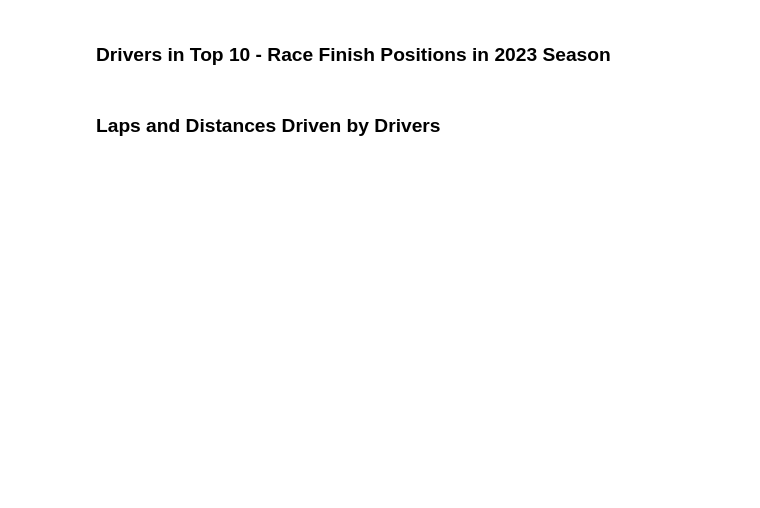
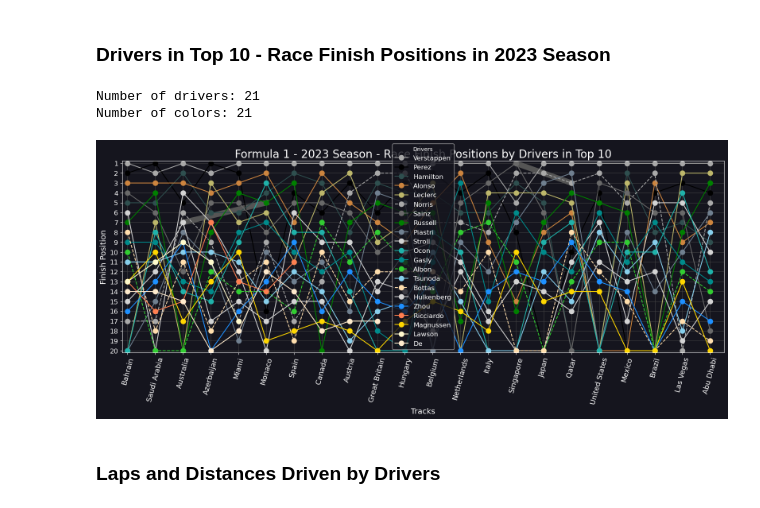
Before and after one commit to monusinghsheoran/F1-2023-Performance-Insights, a Jupyter notebook: 2023_F1_Season_Analysis.ipynb, the cells around one changed output. Cells and saved outputs as stored; diff of their text form; code cells hidden in the pictures; blank space fills up the shorter version.

```diff
--- a/2023_F1_Season_Analysis.ipynb
+++ b/2023_F1_Season_Analysis.ipynb
@@ -331,6 +592,7 @@ plt.show()
 # %% [markdown]
 ### Drivers in Top 10 - Race Finish Positions in 2023 Season
 # %%
+from matplotlib.colors import CSS4_COLORS
 def assign_color(category, items):
     color_list = list(CSS4_COLORS.values())
     np.random.seed(0)  # For reproducible results
@@ -340,34 +602,38 @@ finishPos = raceResults[['Track', 'Driver', 'Position']].copy()
 finishPos['Position'] = finishPos['Position'].replace({'NC': 20, 'DQ': 20}).astype(float)
 driverOrder = driversSt['Driver'].unique()
 color = assign_color('drivers', driverOrder)
 print(f"Number of drivers: {len(driverOrder)}")
 print(f"Number of colors: {len(color)}")
 plt.figure(figsize=(16, 7))
 plt.axis([-0.2, len(trackOrder) - 0.5, 20.2, 0.75])
 plt.plot([2, 5], [7, 5], color='#555555', linewidth=10)
 plt.plot([14, 16], [1, 3], color='#555555', linewidth=10)
 for i, driver in enumerate(driverOrder):
     driverPos = finishPos[finishPos['Driver'] == driver]['Position'].values
     abbr = driver.split()[1].upper()[:3]
     if abbr == 'HAM' and len(driverPos) < 16:
         driverPos = np.insert(driverPos, 15, np.nan)
     if abbr == 'PER' and len(driverPos) < 5:
         driverPos = np.insert(driverPos, 3, [np.nan, np.nan])
     trackOrder_adjusted = trackOrder[:len(driverPos)]
     if len(trackOrder_adjusted) != len(driverPos):
         print(f"Warning: Length mismatch for {driver} - Tracks: {len(trackOrder_adjusted)}, Positions: {len(driverPos)}")
         continue
     plt.plot(trackOrder_adjusted, driverPos, color=color[i], marker='o', markersize=9,
              linestyle='--' if abbr in ['BOT', 'ALB', 'NOR'] else '-', label=driver.split()[1])
-plt.title("Formula 1 - 2020 Season - Race Finish Positions by Drivers in Top 10", fontsize=20)
+plt.title("Formula 1 - 2023 Season - Race Finish Positions by Drivers in Top 10", fontsize=20)
 plt.xlabel('Tracks', fontsize=14)
 plt.xticks(rotation=75, fontsize=13)
 plt.ylabel('Finish Position', fontsize=14)
 plt.yticks(range(1, 21), fontsize=12)
 plt.legend(title='Drivers', fontsize=12)
 plt.grid(True)
 plt.tight_layout()
 plt.show()
+# %% [output]
+Number of drivers: 21
+Number of colors: 21
+[figure, added]
 # %% [markdown]
 ### Laps and Distances Driven by Drivers
 # %%
```
Also changed, not shown: parts of 30 cells of this notebook.
